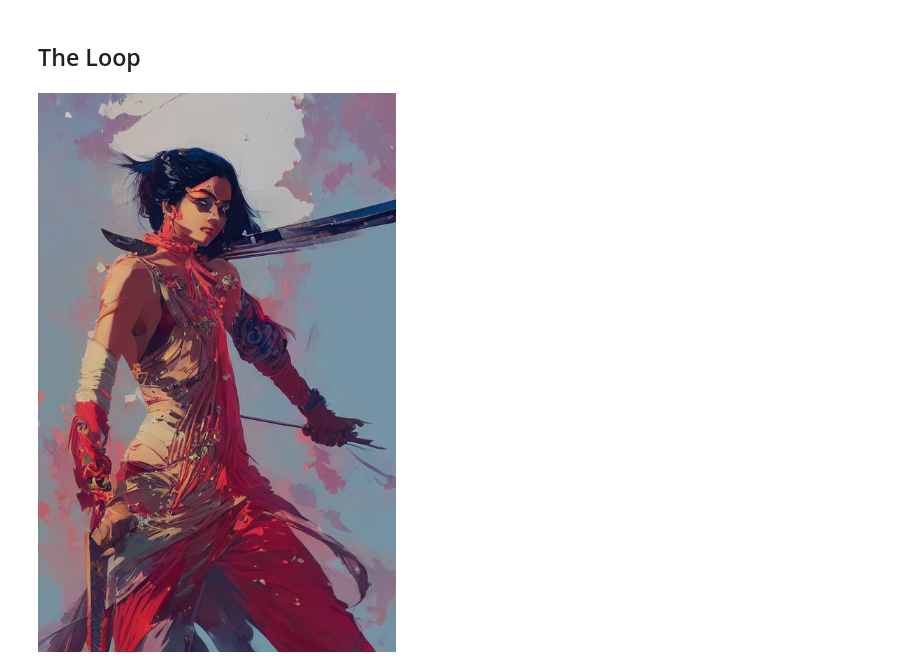
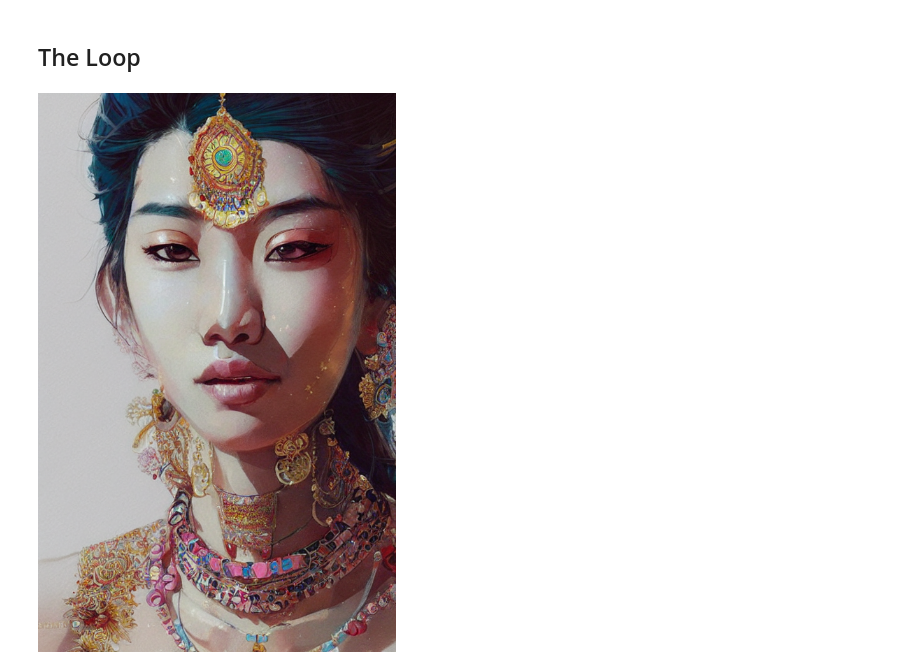
Before and after one commit to arunoda/adeep, a Jupyter notebook: sd-deepdive/01-sd-loop.ipynb, the cells around one changed output. Cells and saved outputs as stored; diff of their text form; code cells hidden in the pictures.

```diff
--- a/sd-deepdive/01-sd-loop.ipynb
+++ b/sd-deepdive/01-sd-loop.ipynb
@@ -55,12 +55,12 @@ unet = unet.to(torch_device);
 ## The Loop
 # %%
 # Some settings
-prompt = ["a ultradetailed beautiful panting of a stylish indian woman with a sword, by conrad roset, greg rutkowski and makoto shinkai, trending on artstation"]
+prompt = ["a ultradetailed beautiful panting of a korean indian woman with jewelry, by conrad roset, greg rutkowski and makoto shinkai, trending on artstation"]
 height = 800                        # default height of Stable Diffusion
 width = 512                         # default width of Stable Diffusion
-num_inference_steps = 100            # Number of denoising steps
+num_inference_steps = 50            # Number of denoising steps
 guidance_scale = 7.5                # Scale for classifier-free guidance
-generator = torch.manual_seed(32)   # Seed generator to create the inital latent noise
+generator = torch.manual_seed(3223)   # Seed generator to create the inital latent noise
 batch_size = 1
 
 # Prep text
@@ -95,31 +95,31 @@ with autocast("cuda"):
         latent_model_input = torch.cat([latents] * 2)
         sigma = scheduler.sigmas[i]
         # Scale the latents (preconditioning):
         # latent_model_input = latent_model_input / ((sigma**2 + 1) ** 0.5) # Diffusers 0.3 and below
         latent_model_input = scheduler.scale_model_input(latent_model_input, t)
 
         # predict the noise residual
         with torch.no_grad():
             noise_pred = unet(latent_model_input, t, encoder_hidden_states=text_embeddings).sample
 
         # perform guidance
         noise_pred_uncond, noise_pred_text = noise_pred.chunk(2)
         noise_pred = noise_pred_uncond + guidance_scale * (noise_pred_text - noise_pred_uncond)
 
         # compute the previous noisy sample x_t -> x_t-1
         # latents = scheduler.step(noise_pred, i, latents)["prev_sample"] # Diffusers 0.3 and below
         latents = scheduler.step(noise_pred, t, latents).prev_sample
 
 # scale and decode the image latents with vae
 latents = 1 / 0.18215 * latents
 with torch.no_grad():
     image = vae.decode(latents).sample
 
 # Display
 image = (image / 2 + 0.5).clamp(0, 1)
 image = image.detach().cpu().permute(0, 2, 3, 1).numpy()
 images = (image * 255).round().astype("uint8")
 pil_images = [Image.fromarray(image) for image in images]
 pil_images[0]
 # %% [output]
-[figure, old version]
+[figure, new version]
```
Also changed, not shown: 1 other file.
